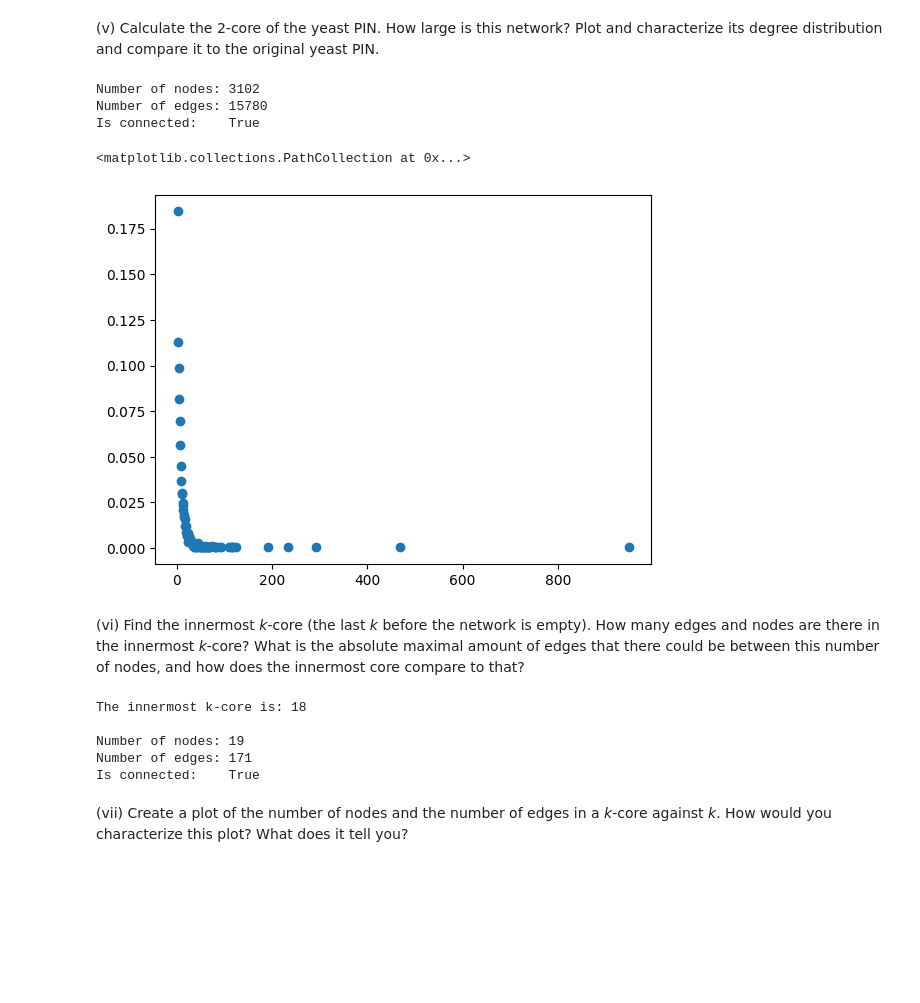
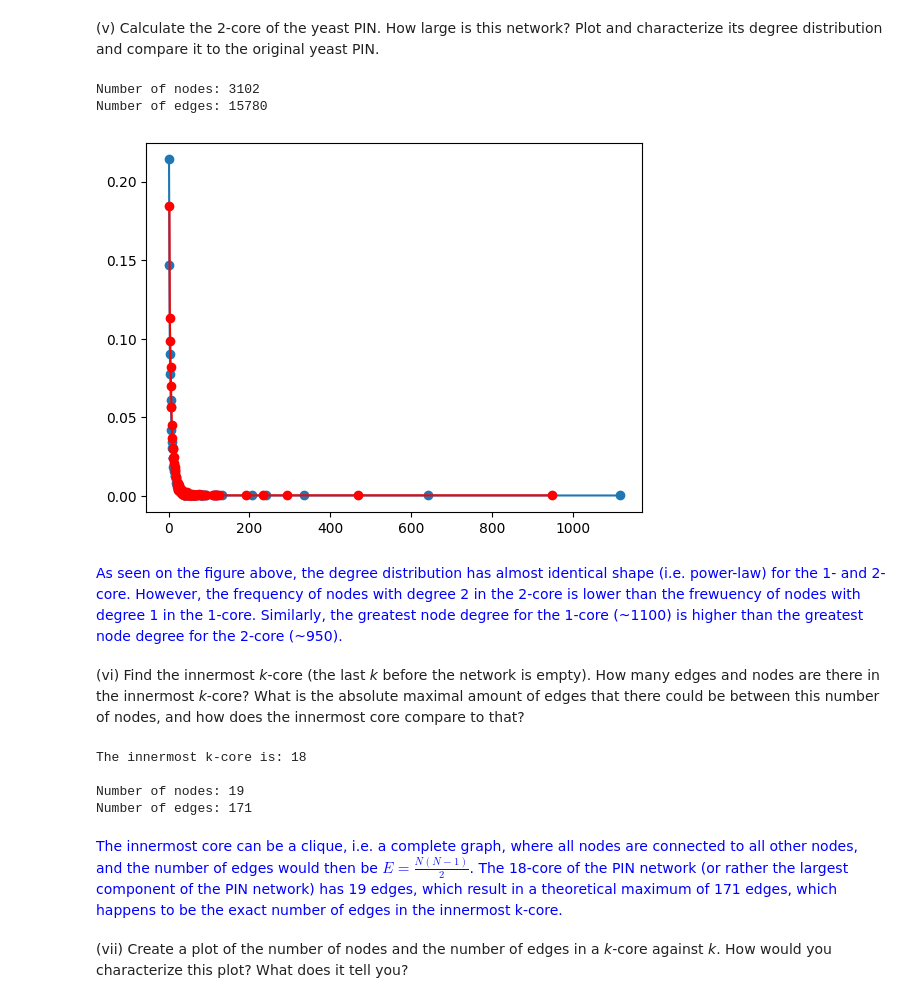
Before and after one commit to mkl061/TBT4165, a Jupyter notebook: project2/project_2.ipynb, the cells around one changed output. Drawn from its saved outputs; the diff is of its cells as text; code cells hidden in the pictures; blank space fills up the shorter version.

```diff
--- a/project2/project_2.ipynb
+++ b/project2/project_2.ipynb
@@ -76,8 +67,6 @@ The average node degree is: 23.872311435523116
 # %% [markdown]
 (ii) Look up *S. cerevisiae* S288C in the NCBI Taxonomy Database [here](https://www.ncbi.nlm.nih.gov/taxonomy) and take note of the taxonomy ID. Using the `Organism Interactor A` and `Organism Interactor B` edge attributes in the network, use this taxonomy ID to filter out all non-*S. cerevisiae* S288C nodes from the network. Also, remove all self-loops and isolated nodes. How many nodes and edges remain? Create a plot of its degree distribution. How would you characterize this network and its degree distribution?
 # %%
-PIN = PIN_copy.copy()
-
 # The taxonomic ID of S. cerevisiae S288C is: 559292
 
 # Generate a list of edges that does not fit:
@@ -116,7 +105,8 @@ while number of edges is 68704
 l_comp = nx.Graph(PIN.subgraph(
     sorted(
         nx.connected_components(
-            nx.to_undirected(PIN.copy())
+            PIN.copy()
+            #nx.to_undirected(PIN.copy())
             #PIN.copy().to_undirected(as_view=True)
             ),
         reverse=True
@@ -127,4 +117,4 @@ n = l_comp.number_of_nodes()
 e = l_comp.number_of_edges()
 
 ER = connected_ER(n, e)
-BA = connected_BA(n, round(((e*2)/n)))
+BA = connected_BA(n, round(round(e/n)))
@@ -168,23 +133,0 @@ Is connected:    True
-# %%
-
-def degree_distribution(graph):
-    """
-    Function that returns a scatter plot of the degree
-    distribution of a graph.
-    """
-    N = graph.number_of_nodes()  # Total number of nodes
-    y = np.array(nx.degree_histogram(graph))/N  # All occurrences of "n" degree, divided by total number of nodes
-    x = np.arange(len(y))[y != 0]  # x values
-    y = y[y != 0]  # Remove the values = 0 from the array
-
-    return x, y
-
-x_l_comp, y_l_comp = degree_distribution(l_comp)
-x_ER, y_ER = degree_distribution(ER)
-x_BA, y_BA = degree_distribution(BA)
-
-
-figure, axis = plt.subplots(1, 3)
-axis[0].scatter(x_l_comp, y_l_comp)
-axis[1].scatter(x_ER, y_ER)
-axis[2].scatter(x_BA, y_BA)
@@ -211,34 +161,44 @@ while number of nodes in network > 0:
 (v) Calculate the 2-core of the yeast PIN. How large is this network? Plot and characterize its degree distribution and compare it to the original yeast PIN.
 # %%
 l_comp_2_core = nx.k_core(l_comp, k=2)
-graph_info(l_comp_2_core)
+graph_info(l_comp_2_core, basic=True)
 
 x, y = degree_distribution(l_comp_2_core)
-plt.scatter(x,y)
+plt.plot(x_l_comp,y_l_comp, 'o-')
+plt.plot(x, y, 'o-', color="red")
+plt.show()
 # %% [output]
 Number of nodes: 3102
 Number of edges: 15780
-Is connected:    True
-<matplotlib.collections.PathCollection at 0x...>
-[figure, old version]
+[figure, new version]
+# %% [markdown]
+<span style="color:blue">
+As seen on the figure above, the degree distribution has almost identical shape (i.e. power-law) for the 1- and 2-core. However, the frequency of nodes with degree 2 in the 2-core is lower than the frewuency of nodes with degree 1 in the 1-core. Similarly, the greatest node degree for the 1-core (~1100) is higher than the greatest node degree for the 2-core (~950).
 # %% [markdown]
 (vi)  Find the innermost *k*-core (the last *k* before the network is empty). How many edges and nodes are there in the innermost *k*-core? What is the absolute maximal amount of edges that there could be between this number of nodes, and how does the innermost core compare to that?
 # %%
 current_k = 0
-g = l_comp.copy()
-while nx.number_of_nodes(g) > 0:
-    current_k += 1
-    g = nx.k_core(g, k=current_k)
+g = l_comp.copy()  # Copy of the largest component of PIN
+while True:
+    if nx.number_of_nodes(g) == 0:
+        break
+    else:
+        current_k += 1
+        g = nx.k_core(g, k=current_k)  # get the k-core of the graph
+
+# The innermost k-core:
 innermost_k_core = current_k-1
 
 print(f"The innermost k-core is: {innermost_k_core}")
 
-graph_info(nx.k_core(l_comp.copy(), k=innermost_k_core))
+graph_info(nx.k_core(l_comp.copy(), k=innermost_k_core), basic=True)
 # %% [output]
 The innermost k-core is: 18
 
 Number of nodes: 19
 Number of edges: 171
-Is connected:    True
+# %% [markdown]
+<span style="color:blue">
+The innermost core can be a clique, i.e. a complete graph, where all nodes are connected to all other nodes, and the number of edges would then be $E = \frac{N(N-1)}{2}$. The 18-core of the PIN network (or rather the largest component of the PIN network) has 19 edges, which result in a theoretical maximum of 171 edges, which happens to be the exact number of edges in the innermost k-core.
 # %% [markdown]
 (vii) Create a plot of the number of nodes and the number of edges in a *k*-core against *k*. How would you characterize this plot? What does it tell you?
```
Also changed, not shown: parts of 32 cells of this notebook, 11 other files.
